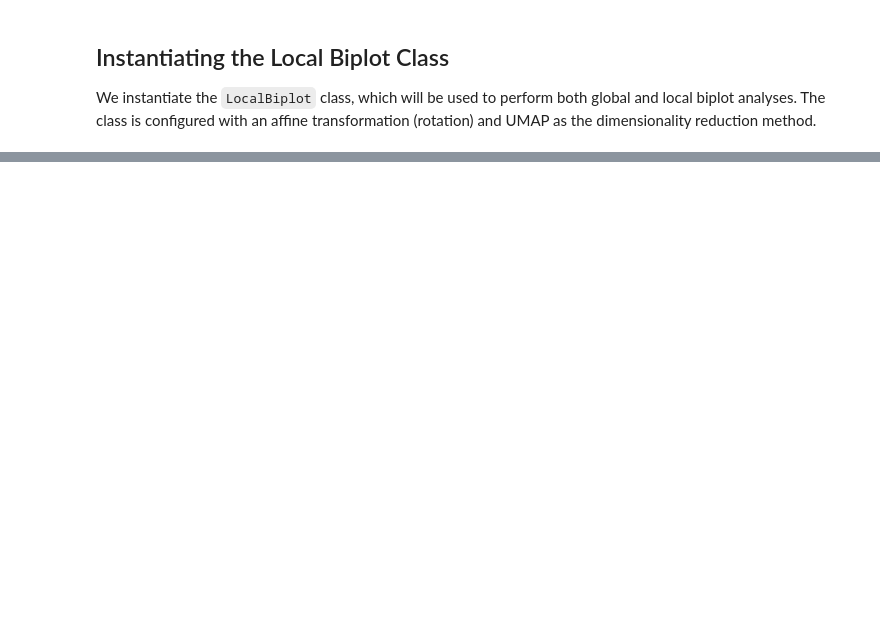
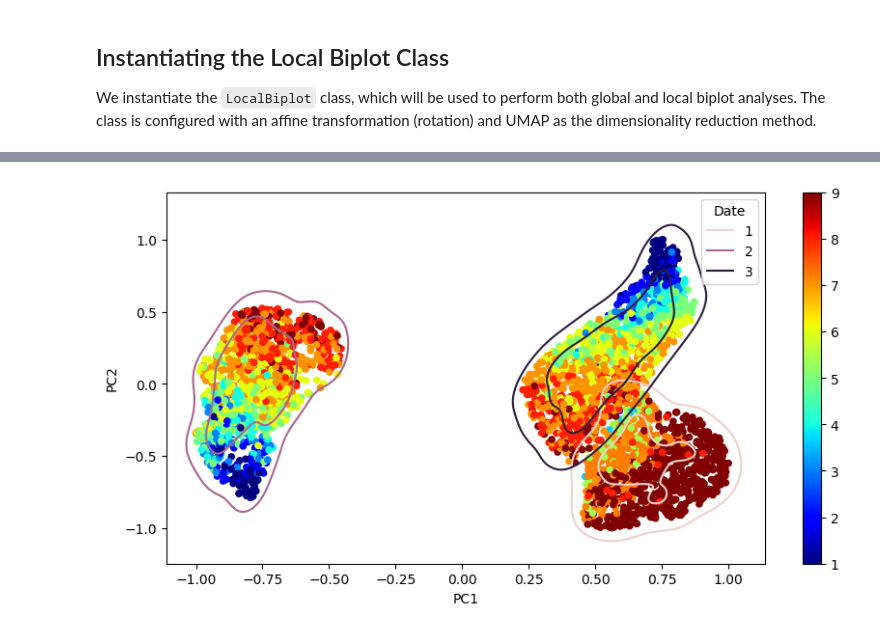
Before and after one commit to Jectrianama/python-gcpds.Local_biplot, a Jupyter notebook: docs/source/notebooks/01-module example.ipynb, the cells around one changed output, grey strips where cells are left out. Saved outputs shown, nothing was run; the diff lists cells and outputs as text; code cells hidden in the pictures; blank space fills up the shorter version.

```diff
--- a/docs/source/notebooks/01-module example.ipynb
+++ b/docs/source/notebooks/01-module example.ipynb
@@ -410,0 +422,4 @@ plt.show()
+# %%
+localbiplot.kdeplot_(data, hue_attr='Date', c_attr ='Score')
+# %% [output]
+[figure, added]
```
Also changed, not shown: parts of 41 cells of this notebook.
